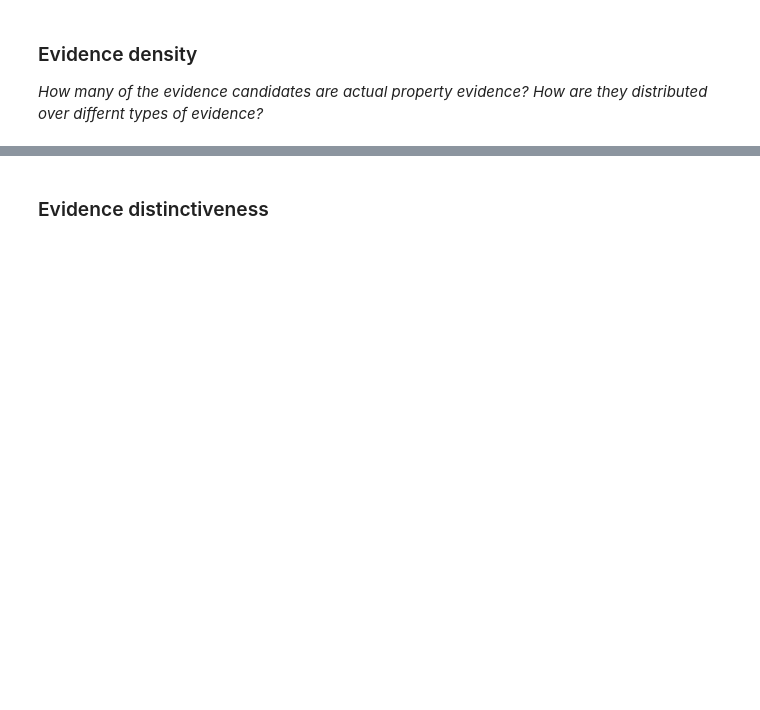
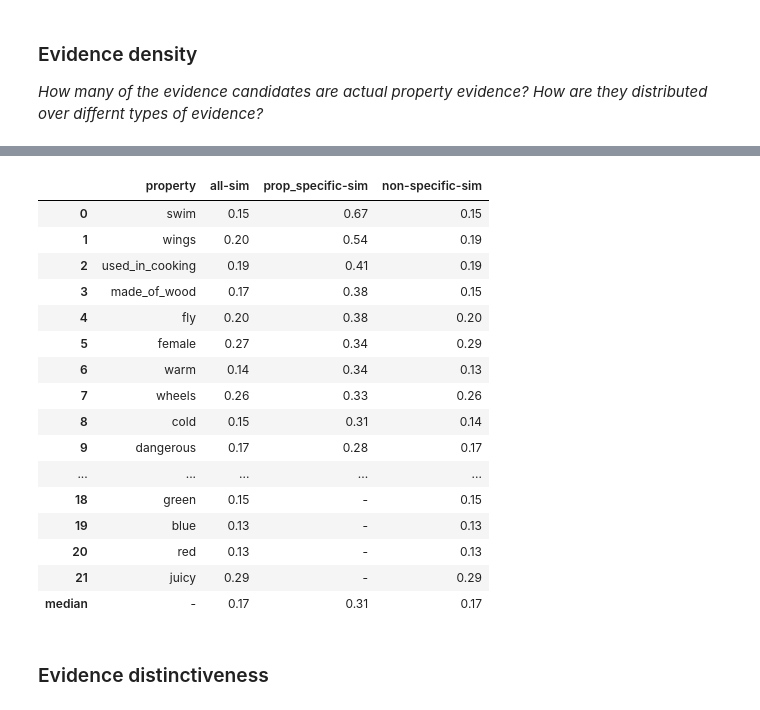
Before and after one commit to PiaSommerauer/corpus_diagnostics, a Jupyter notebook: scripts/Context-analysis.ipynb, the cells around one changed output, grey strips where cells are left out. Drawn from its saved outputs; the diff is of its cells as text; code cells hidden in the pictures; blank space fills up the shorter version.

Commit message:
update analysis

```diff
--- a/scripts/Context-analysis.ipynb
+++ b/scripts/Context-analysis.ipynb
@@ -452,3 +475,38 @@ print(df.to_latex(index=False))
+# %%
+model_name = 'wiki_updated'
+
+path_table = f'../analysis/coherence-{model_name}.csv'
+path_table_median = f'../analysis/coherence-{model_name}-median.csv'
+df = pd.read_csv(path_table)#.round(2)
+df.drop(['Unnamed: 0'], axis=1, inplace=True)
+
+median = df.median(axis=0)
+df.loc['median'] = median
+
+df = df.round(2)
+df = df.fillna('-')
+df.to_csv(path_table_median)
+
+#print(df.to_latex(index=False))
+df
+# %% [output]
+|  | property | all-sim | prop_specific-sim | non-specific-sim |
+| 0 | swim | 0.15 | 0.67 | 0.15 |
+| 1 | wings | 0.20 | 0.54 | 0.19 |
+| 2 | used_in_cooking | 0.19 | 0.41 | 0.19 |
+| 3 | made_of_wood | 0.17 | 0.38 | 0.15 |
+| 4 | fly | 0.20 | 0.38 | 0.20 |
+| 5 | female | 0.27 | 0.34 | 0.29 |
+| 6 | warm | 0.14 | 0.34 | 0.13 |
+| 7 | wheels | 0.26 | 0.33 | 0.26 |
+| 8 | cold | 0.15 | 0.31 | 0.14 |
+| 9 | dangerous | 0.17 | 0.28 | 0.17 |
+| ... | ... | ... | ... | ... |
+| 18 | green | 0.15 | - | 0.15 |
+| 19 | blue | 0.13 | - | 0.13 |
+| 20 | red | 0.13 | - | 0.13 |
+| 21 | juicy | 0.29 | - | 0.29 |
+| median | - | 0.17 | 0.31 | 0.17 |
 # %% [markdown]
 ### Evidence distinctiveness
 # %%
```
Also changed, not shown: parts of 29 cells of this notebook, 5 other files.
